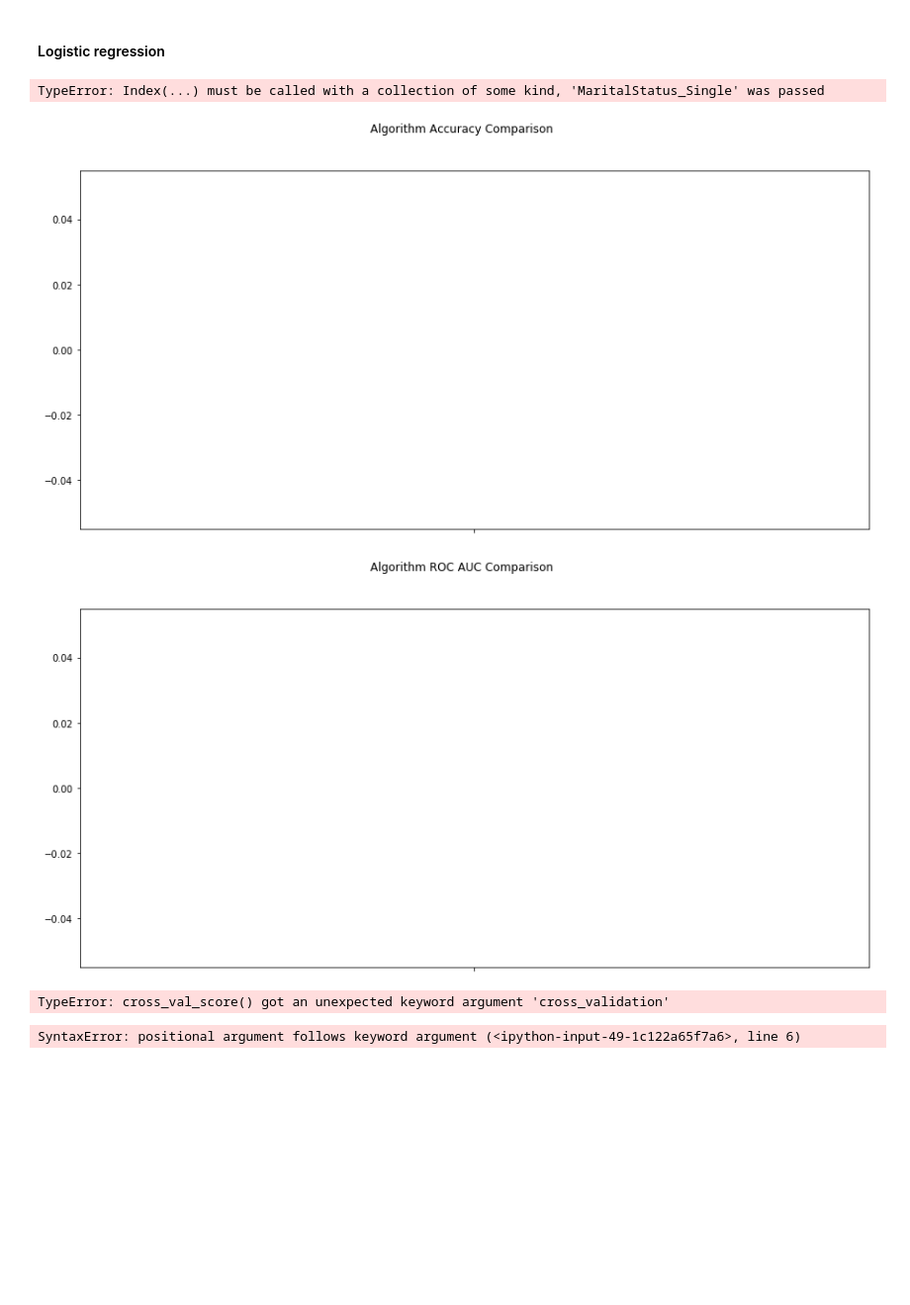
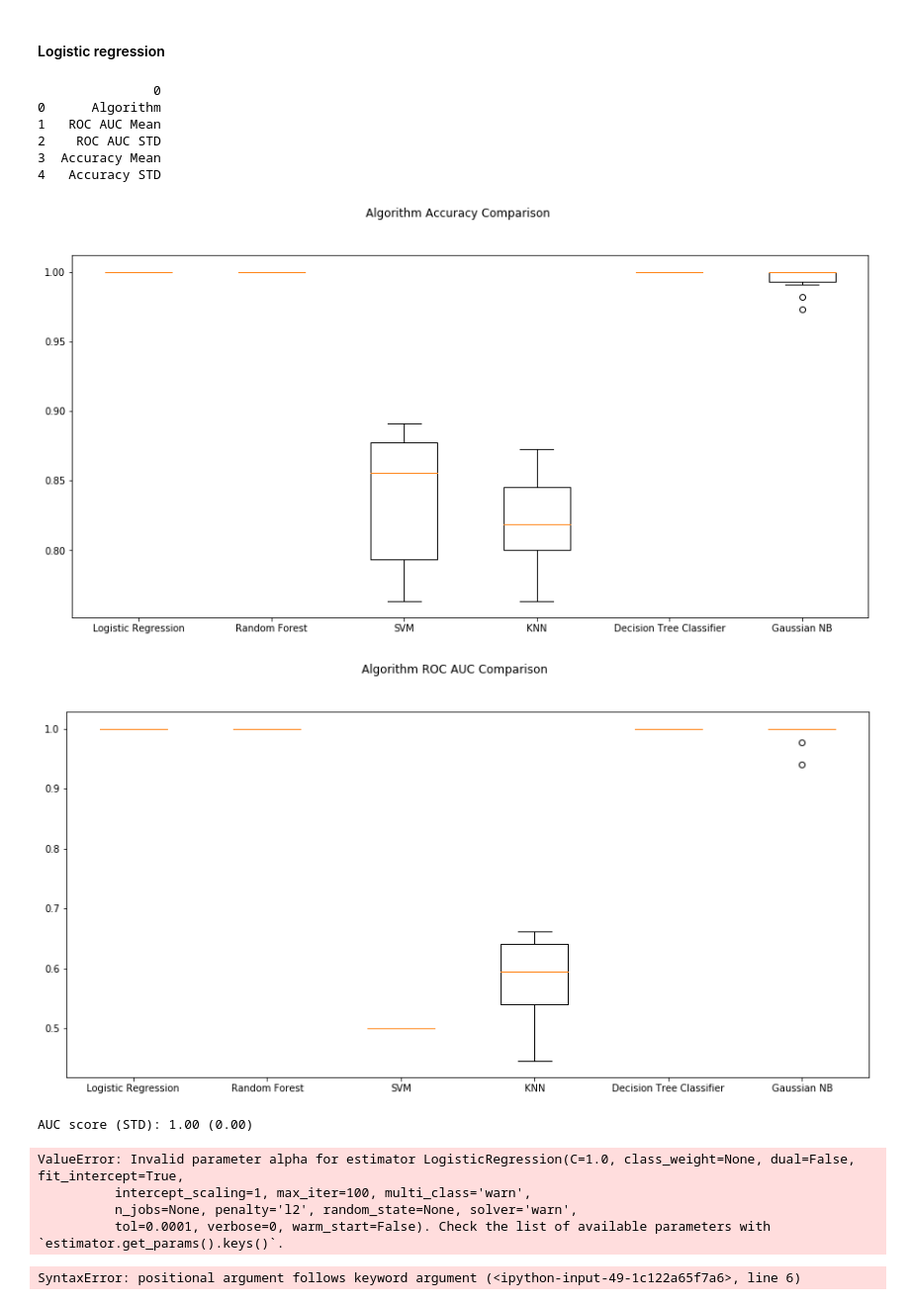
Before and after one commit to iheartbenzene/super-garbanzo, a Jupyter notebook: dataVisualization.ipynb, the cells around one changed output. Shown at 99% size. Drawn from its saved outputs; the diff is of its cells as text; code cells hidden in the pictures; blank space fills up the shorter version.

Commit message:
fixing key errors

```diff
--- a/dataVisualization.ipynb
+++ b/dataVisualization.ipynb
@@ -638,7 +650,8 @@ humRes_col.remove('Attrition')
 # %%
 for col in humRes_col:
     df_human_resources[col] = df_human_resources[col].astype(float)
-#     df_human_resources[[col]] = scale.fit_transform(df_human_resources[col])
+#     df_human_resource = np.array(df_human_resource[col]).reshape(-1, 1)
+    df_human_resources[[col]] = scale.fit_transform(df_human_resources[col])
 
 df_human_resources['Attrition'] = pd.to_numeric(df_human_resources['Attrition'], downcast = 'float')
 df_human_resources.head()
@@ -686,22 +696,29 @@ auc_results = []
 names = []
 columns = ['Algorithm', 'ROC AUC Mean', 'ROC AUC STD',
        'Accuracy Mean', 'Accuracy STD']
-df_results = pd.DataFrame(columns=col)
+df_results = pd.DataFrame(columns)
 i = 0
 for name, model in models:
     kfold = model_selection.KFold(n_splits=10, random_state=7)
     cross_validation_acc_results = model_selection.cross_val_score(
-        model, trainX, trainy, cross_validation=kfold, scoring='accuracy')
-    cross_validation_auc_results = model_selection.cross_val_score(model, trainX, trainy, cross_validation=kfold, scoring='roc_auc')
+        model, trainX, trainy, cv=kfold, scoring='accuracy')
+    cross_validation_auc_results = model_selection.cross_val_score(model, trainX, trainy, cv=kfold, scoring='roc_auc')
 
     acc_results.append(cross_validation_acc_results)
     auc_results.append(cross_validation_auc_results)
     names.append(name)
-    df_results.loc[i] = [name, round(cross_validation_acc_results.mean()*100, 2), round(cross_validation_auc_results.std()*100, 2), round(cross_validation_acc_results.mean()*100, 2), round(cross_validation_auc_results.std()*100, 2)]
+#     df_results.loc[i] = [name, round(cross_validation_acc_results.mean()*100, 2), round(cross_validation_auc_results.std()*100, 2), round(cross_validation_acc_results.mean()*100, 2), round(cross_validation_auc_results.std()*100, 2)]
     i += 1
-df_results.sort_values(by=['ROC AUC Mean'], ascending=False)
+
+print(df_results)
+# df_results.sort_values(by=['ROC AUC Mean'], ascending=False)
 # %% [output]
-TypeError: Index(...) must be called with a collection of some kind, 'MaritalStatus_Single' was passed
+               0
+0      Algorithm
+1   ROC AUC Mean
+2    ROC AUC STD
+3  Accuracy Mean
+4   Accuracy STD
 # %%
 
 fig = plt.figure(figsize=(15, 7))
@@ -722,38 +739,42 @@ kfold = model_selection.KFold(n_splits=10, random_state=7)
 modelCV = LogisticRegression(solver='liblinear', class_weight="balanced", random_state=7)
 scoring = 'roc_auc'
 results = model_selection.cross_val_score(
-    modelCV, trainX, trainy, cross_validation=kfold, scoring=scoring)
+    modelCV, trainX, trainy, cv=kfold, scoring=scoring)
 print("AUC score (STD): %.2f (%.2f)" % (results.mean(), results.std()))
 
 
 param_grid = {'alpha': np.arange(1e-03, 2, 0.01)} #hyperparameters
-logis_gsch = GridSearchCV(LogisticRegression(solver = 'liblinear', class_weight = 'balanced', random_state = 7), iid = True, return_train_score = True, param_grid = param_grid, scoring = 'roc_auc', cross_validation = 10)
+logis_gsch = GridSearchCV(LogisticRegression(), iid = True, return_train_score = True, param_grid = param_grid, scoring = 'roc_auc', cv = 10)
 
 logis_grid = logis_gsch.fit(trainX, trainy)
 logis_gopt = logis_grid.best_estimator_
 result = logis_gsch.cv_results_
 
 print('='*30)
 print('best: ' + str(logis_gsch.best_estimator_))
 print('best: ' + str(logis_gsch.best_params_))
 print('best: ', logis_gsch.best_score_)
 print('='*30)
 
 kfold = model_selection.KFold(n_splits=10, random_state=7)
 model_cross_validation = LogisticRegression(solver='liblinear', class_weight="balanced", random_state=7)
 scoring = 'roc_auc'
 results = model_selection.cross_val_score(model_cross_validation, trainX, trainy, cv=kfold, scoring=scoring)
 print("AUC score (STD): %.2f (%.2f)" % (results.mean(), results.std()))
 
 logis_gopt.fit(trainX, trainy)
 probably = logis_gopt.predict_proba(testX)
 probably = probably[:, 1]
 log_roc_auc = roc_auc_score(testy, probably)
 print('AUC: %0.5f' % log_roc_auc)
 # %% [output]
-[figure, old version]
+[figure, new version]
-[figure, old version]
+[figure, new version]
-TypeError: cross_val_score() got an unexpected keyword argument 'cross_validation'
+AUC score (STD): 1.00 (0.00)
+ValueError: Invalid parameter alpha for estimator LogisticRegression(C=1.0, class_weight=None, dual=False, fit_intercept=True,
+          intercept_scaling=1, max_iter=100, multi_class='warn',
+          n_jobs=None, penalty='l2', random_state=None, solver='warn',
+          tol=0.0001, verbose=0, warm_start=False). Check the list of available parameters with `estimator.get_params().keys()`.
 # %%
 #Random Forest
 
```
Also changed, not shown: parts of 4 cells of this notebook.
